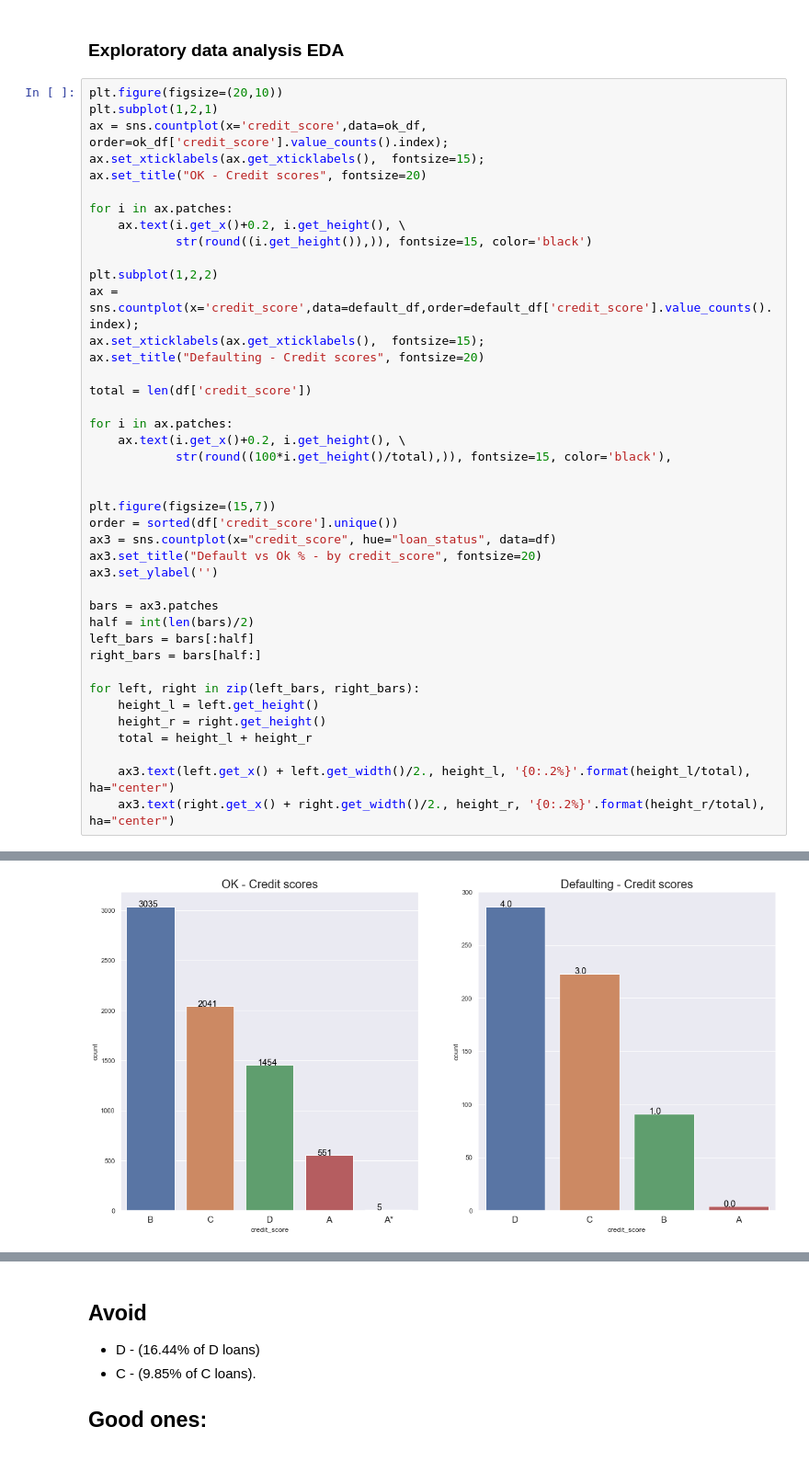
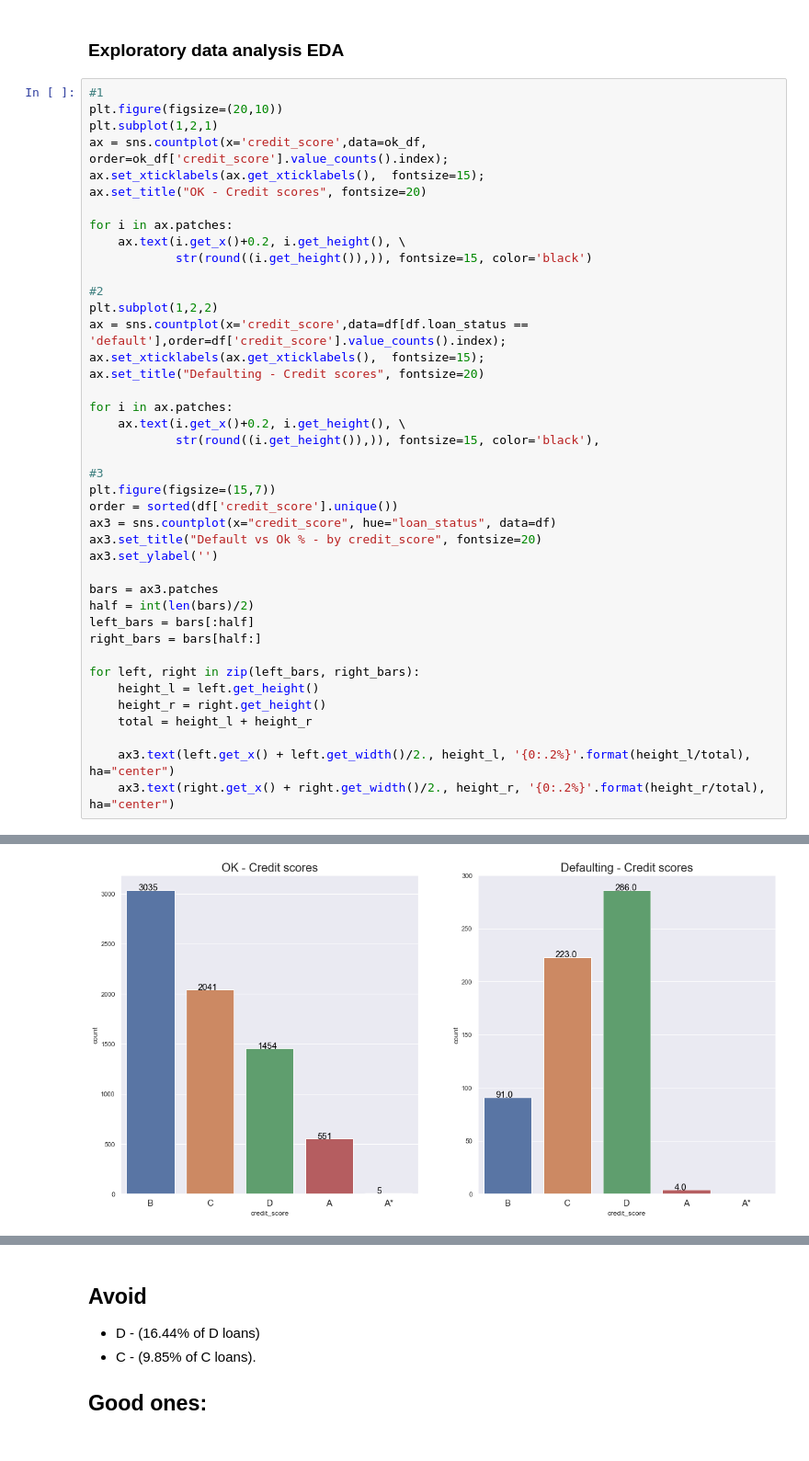
Before and after one commit to ValdemarQ/competitions, a Jupyter notebook: Finbee/C - Class project - Finbee - Predicting who will default on loans.ipynb, the cells around one changed output, grey strips where cells are left out. Shown at 92% size. Drawn from its saved outputs; the diff is of its cells as text.

```diff
--- a/Finbee/C - Class project - Finbee - Predicting who will default on loans.ipynb
+++ b/Finbee/C - Class project - Finbee - Predicting who will default on loans.ipynb
@@ -164,6 +164,7 @@ default_df = df[df['loan_status'] == 'default']
 # %% [markdown]
 ### Exploratory data analysis EDA
 # %%
+#1
 plt.figure(figsize=(20,10))
 plt.subplot(1,2,1)
 ax = sns.countplot(x='credit_score',data=ok_df, order=ok_df['credit_score'].value_counts().index);
@@ -174,18 +175,17 @@ for i in ax.patches:
     ax.text(i.get_x()+0.2, i.get_height(), \
             str(round((i.get_height()),)), fontsize=15, color='black')
 
+#2
 plt.subplot(1,2,2)
-ax = sns.countplot(x='credit_score',data=default_df,order=default_df['credit_score'].value_counts().index);
+ax = sns.countplot(x='credit_score',data=df[df.loan_status == 'default'],order=df['credit_score'].value_counts().index);
 ax.set_xticklabels(ax.get_xticklabels(),  fontsize=15);
 ax.set_title("Defaulting - Credit scores", fontsize=20)
 
-total = len(df['credit_score'])
-
 for i in ax.patches:
     ax.text(i.get_x()+0.2, i.get_height(), \
-            str(round((100*i.get_height()/total),)), fontsize=15, color='black'),
+            str(round((i.get_height()),)), fontsize=15, color='black'),
 
-
+#3
 plt.figure(figsize=(15,7))
 order = sorted(df['credit_score'].unique())
 ax3 = sns.countplot(x="credit_score", hue="loan_status", data=df)
@@ -209,4 +212,4 @@ posx and posy should be finite values
-[figure, old version]
+[figure, new version]
 posx and posy should be finite values
 posx and posy should be finite values
 [figure]
```
Also changed, not shown: parts of 20 cells of this notebook.
